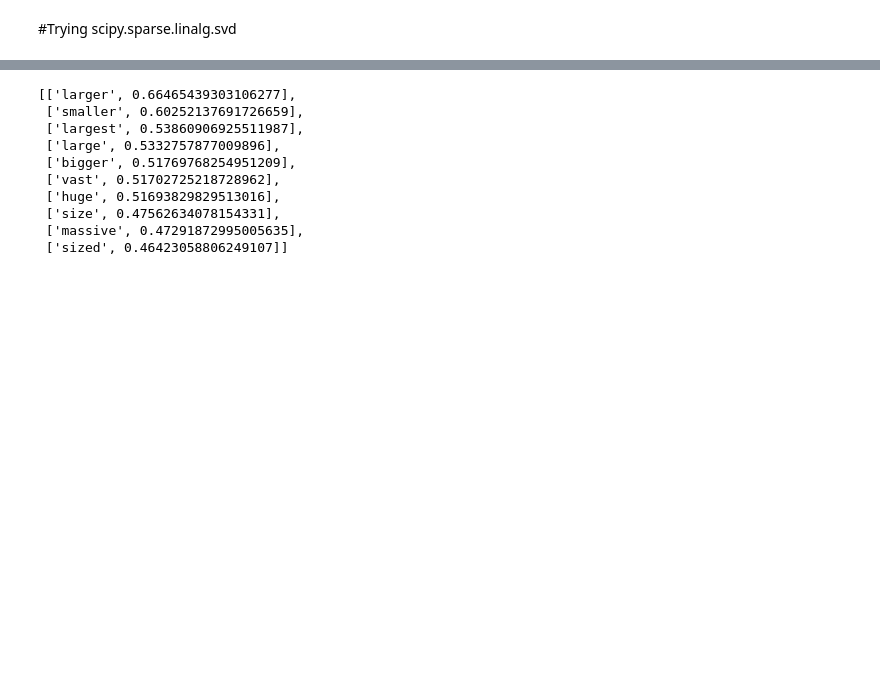
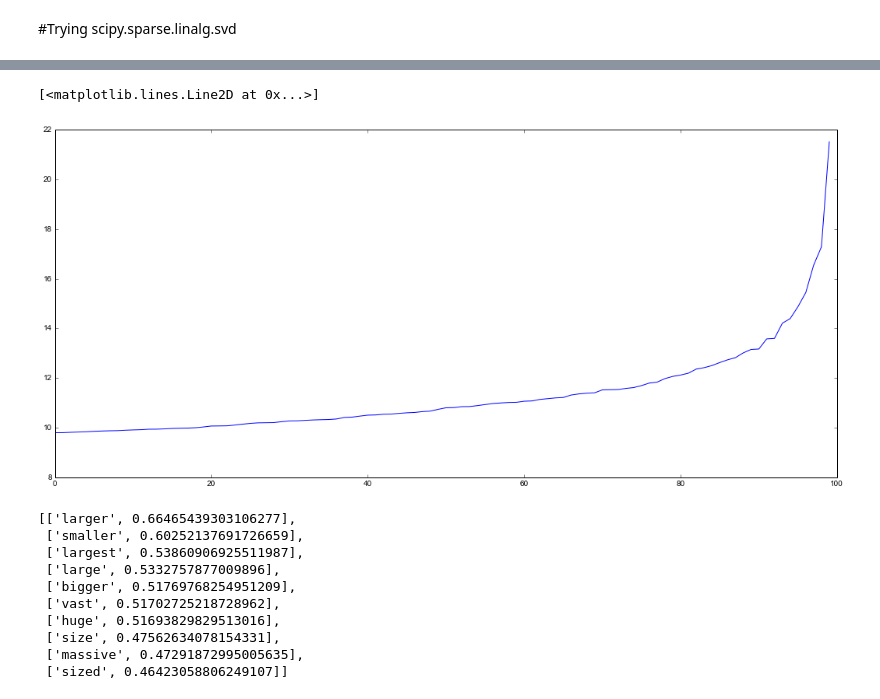
Before and after one commit to undertherain/vsmlib, a Jupyter notebook: python/matrices.ipynb, the cells around one changed output, grey strips where cells are left out. Cells and saved outputs as stored; diff of their text form; code cells hidden in the pictures; blank space fills up the shorter version.

```diff
--- a/python/matrices.ipynb
+++ b/python/matrices.ipynb
@@ -147,3 +168,9 @@ draw_features_and_similarity(m2,True)
+# %%
+plt.plot(sigmas)
+#m2.get_most_similar_words("fast")
+# %% [output]
+[<matplotlib.lines.Line2D at 0x...>]
+[figure, added]
 # %%
 #m_svd_scipy.get_most_similar_words("fast")
 row1=m2.get_row("smaller")
```
Also changed, not shown: parts of 11 cells of this notebook, 9 other files.
